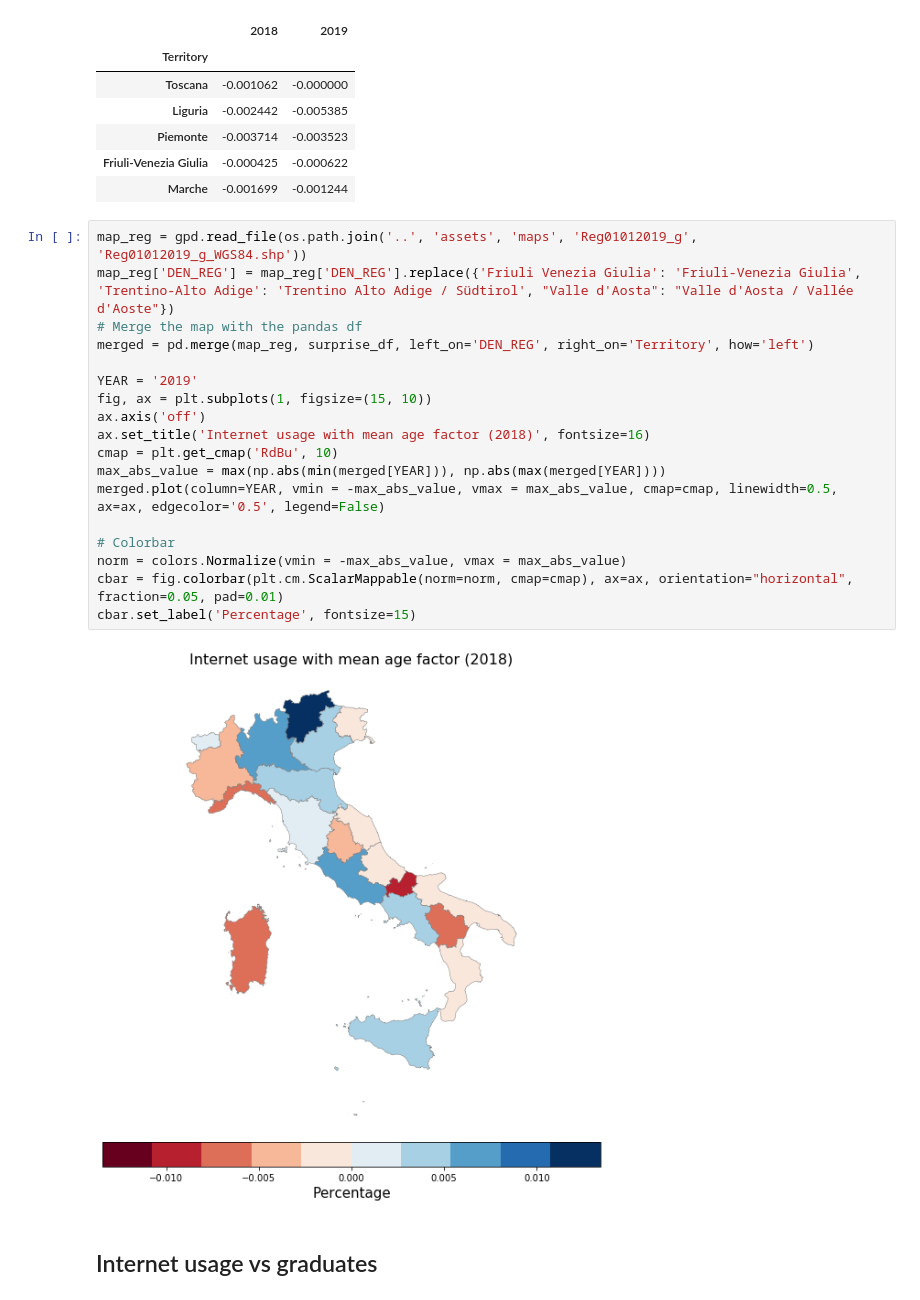
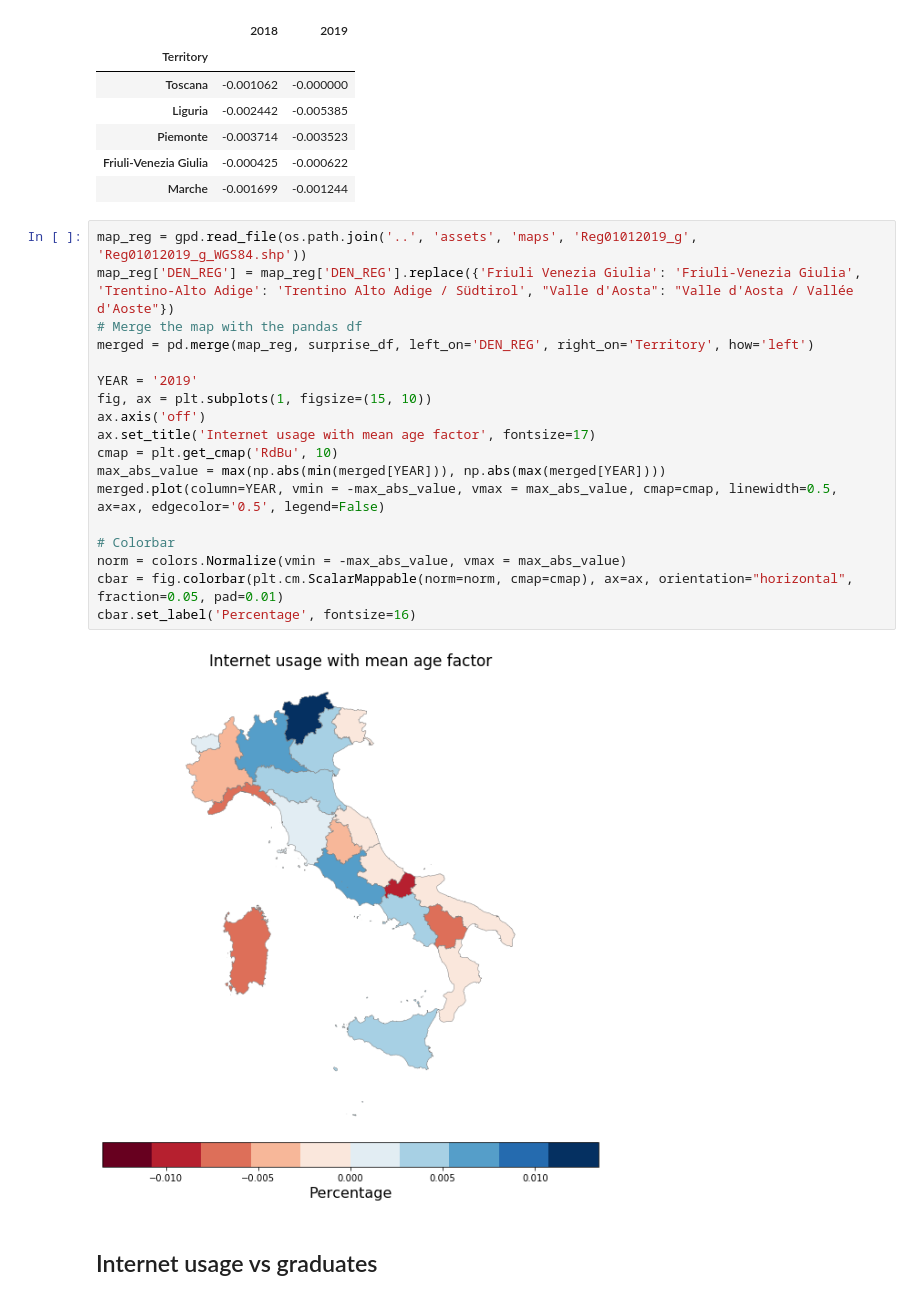
Before and after one commit to mett29/DataViz, a Jupyter notebook: surprise_maps/surprise_map_internet_usage.ipynb, the cells around one changed output. Saved outputs shown, nothing was run; the diff lists cells and outputs as text.

```diff
--- a/surprise_maps/surprise_map_internet_usage.ipynb
+++ b/surprise_maps/surprise_map_internet_usage.ipynb
@@ -148,23 +148,23 @@ surprise_df.head()
 # %%
 map_reg = gpd.read_file(os.path.join('..', 'assets', 'maps', 'Reg01012019_g', 'Reg01012019_g_WGS84.shp'))
 map_reg['DEN_REG'] = map_reg['DEN_REG'].replace({'Friuli Venezia Giulia': 'Friuli-Venezia Giulia', 'Trentino-Alto Adige': 'Trentino Alto Adige / Südtirol', "Valle d'Aosta": "Valle d'Aosta / Vallée d'Aoste"})
 # Merge the map with the pandas df
 merged = pd.merge(map_reg, surprise_df, left_on='DEN_REG', right_on='Territory', how='left')
 
 YEAR = '2019'
 fig, ax = plt.subplots(1, figsize=(15, 10))
 ax.axis('off')
-ax.set_title('Internet usage with mean age factor (2018)', fontsize=16)
+ax.set_title('Internet usage with mean age factor', fontsize=17)
 cmap = plt.get_cmap('RdBu', 10)
 max_abs_value = max(np.abs(min(merged[YEAR])), np.abs(max(merged[YEAR])))
 merged.plot(column=YEAR, vmin = -max_abs_value, vmax = max_abs_value, cmap=cmap, linewidth=0.5, ax=ax, edgecolor='0.5', legend=False)
 
 # Colorbar
 norm = colors.Normalize(vmin = -max_abs_value, vmax = max_abs_value)
 cbar = fig.colorbar(plt.cm.ScalarMappable(norm=norm, cmap=cmap), ax=ax, orientation="horizontal", fraction=0.05, pad=0.01)
-cbar.set_label('Percentage', fontsize=15)
+cbar.set_label('Percentage', fontsize=16)
 # %% [output]
-[figure, old version]
+[figure, new version]
 # %% [markdown]
 ## Internet usage vs graduates
 # %% [markdown]
```
Also changed, not shown: parts of 2 cells of this notebook, 3 other files.
